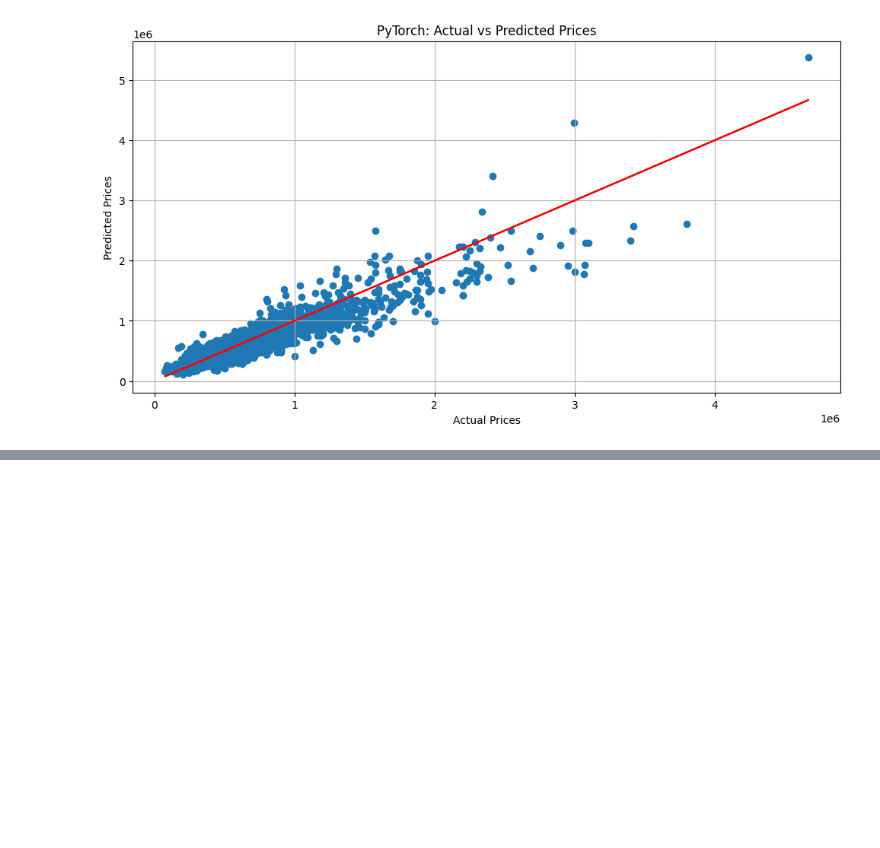
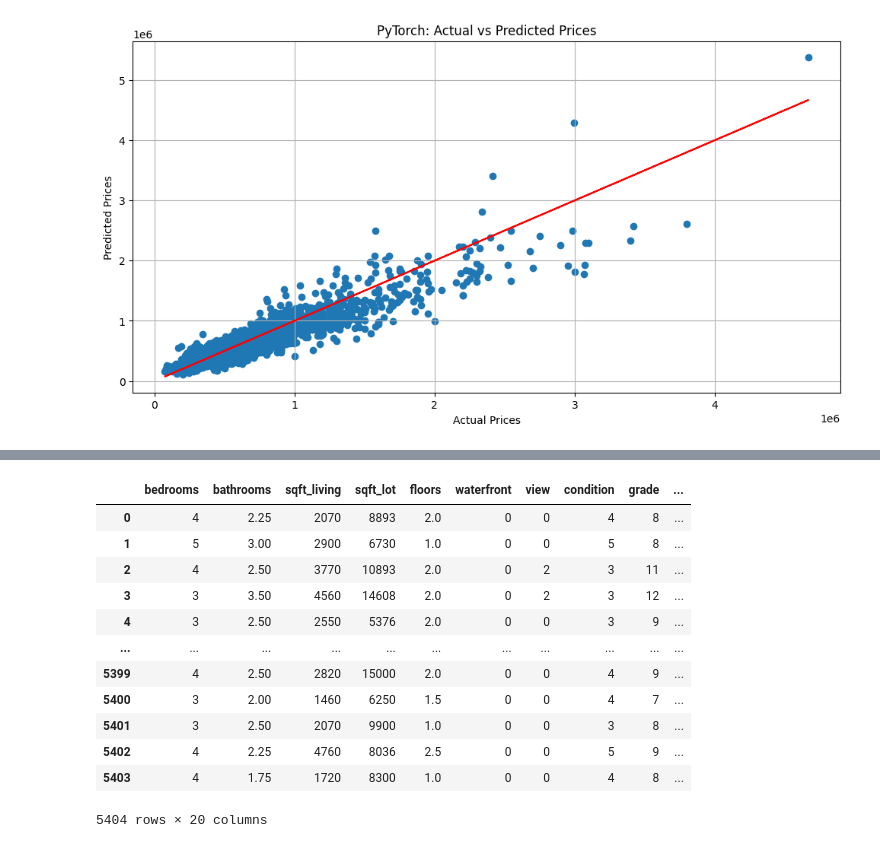
Before and after one commit to tansa1024/CDC-PROJECT, a Jupyter notebook: NN_tabular.ipynb, the cells around one changed output, grey strips where cells are left out. Saved outputs shown, nothing was run; the diff lists cells and outputs as text; code cells hidden in the pictures; blank space fills up the shorter version.

```diff
--- a/NN_tabular.ipynb
+++ b/NN_tabular.ipynb
@@ -231,0 +296,24 @@ new_data.shape
+# %%
+import pandas as pd
+import torch
+
+new_df = pd.read_excel('test2.xlsx')
+# %%
+if 'id' in new_df.columns:
+    new_df.drop(['id'], axis=1, inplace=True)
+new_df['date'] = pd.to_datetime(new_df['date'])
+new_df['year'] = new_df['date'].dt.year
+new_df['month'] = new_df['date'].dt.month
+new_df.drop(['date'], axis=1, inplace=True)
+new_df['zipcode'] = le.transform(new_df['zipcode'])
+new_df['renovated'] = new_df['yr_renovated'].apply(lambda x: 0 if x == 0 else 1)
+new_df.drop(['yr_renovated'], axis=1, inplace=True)
+# %%
+# Add any missing columns (safety)
+for col in feature_order:
+    if col not in new_df.columns:
+        new_df[col] = 0
+
+new_df = new_df[feature_order]
+
+print("Final new_df shape:", new_df.shape)
@@ -231,0 +331,18 @@ new_data.shape
+# %%
+house=new_df.iloc[:5404]
+# %%
+house
+# %% [output]
+|  | bedrooms | bathrooms | sqft_living | sqft_lot | floors | waterfront | view | condition | grade | ... |
+| 0 | 4 | 2.25 | 2070 | 8893 | 2.0 | 0 | 0 | 4 | 8 | ... |
+| 1 | 5 | 3.00 | 2900 | 6730 | 1.0 | 0 | 0 | 5 | 8 | ... |
+| 2 | 4 | 2.50 | 3770 | 10893 | 2.0 | 0 | 2 | 3 | 11 | ... |
+| 3 | 3 | 3.50 | 4560 | 14608 | 2.0 | 0 | 2 | 3 | 12 | ... |
+| 4 | 3 | 2.50 | 2550 | 5376 | 2.0 | 0 | 0 | 3 | 9 | ... |
+| ... | ... | ... | ... | ... | ... | ... | ... | ... | ... | ... |
+| 5399 | 4 | 2.50 | 2820 | 15000 | 2.0 | 0 | 0 | 4 | 9 | ... |
+| 5400 | 3 | 2.00 | 1460 | 6250 | 1.5 | 0 | 0 | 4 | 7 | ... |
+| 5401 | 3 | 2.50 | 2070 | 9900 | 1.0 | 0 | 0 | 3 | 8 | ... |
+| 5402 | 4 | 2.25 | 4760 | 8036 | 2.5 | 0 | 0 | 5 | 9 | ... |
+| 5403 | 4 | 1.75 | 1720 | 8300 | 1.0 | 0 | 0 | 4 | 8 | ... |
+5404 rows × 20 columns
```
Also changed, not shown: parts of 15 cells of this notebook.
